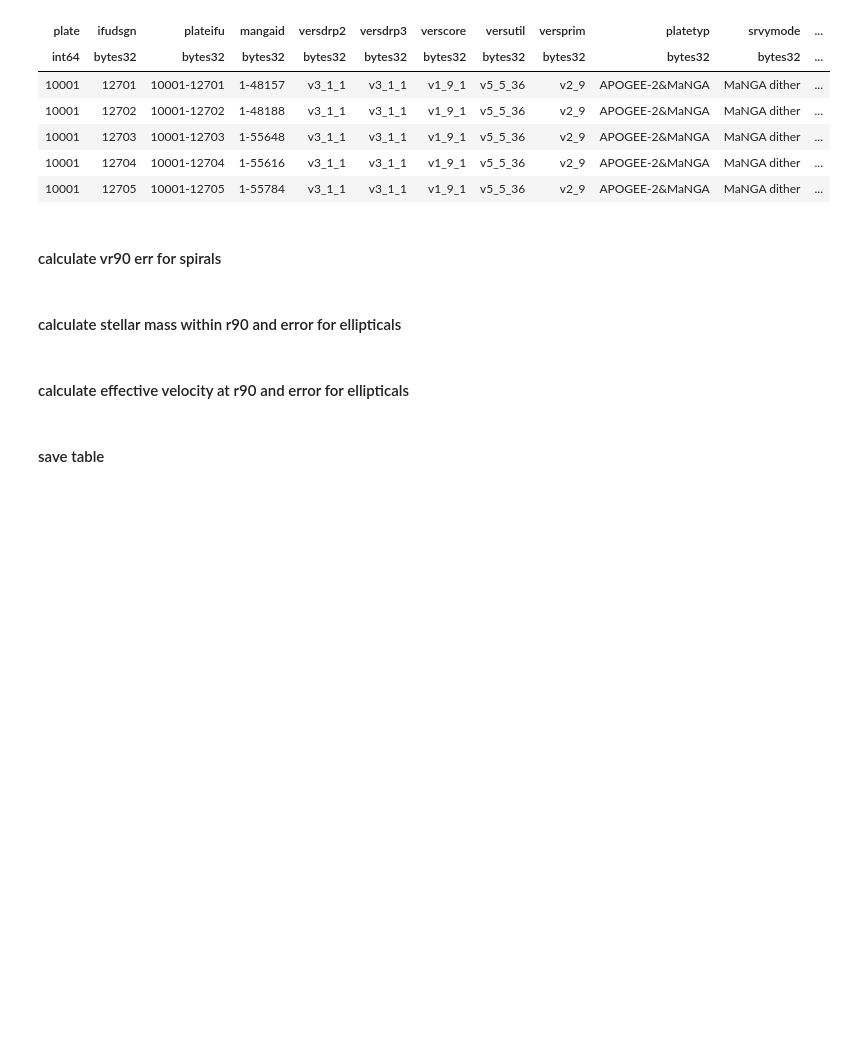
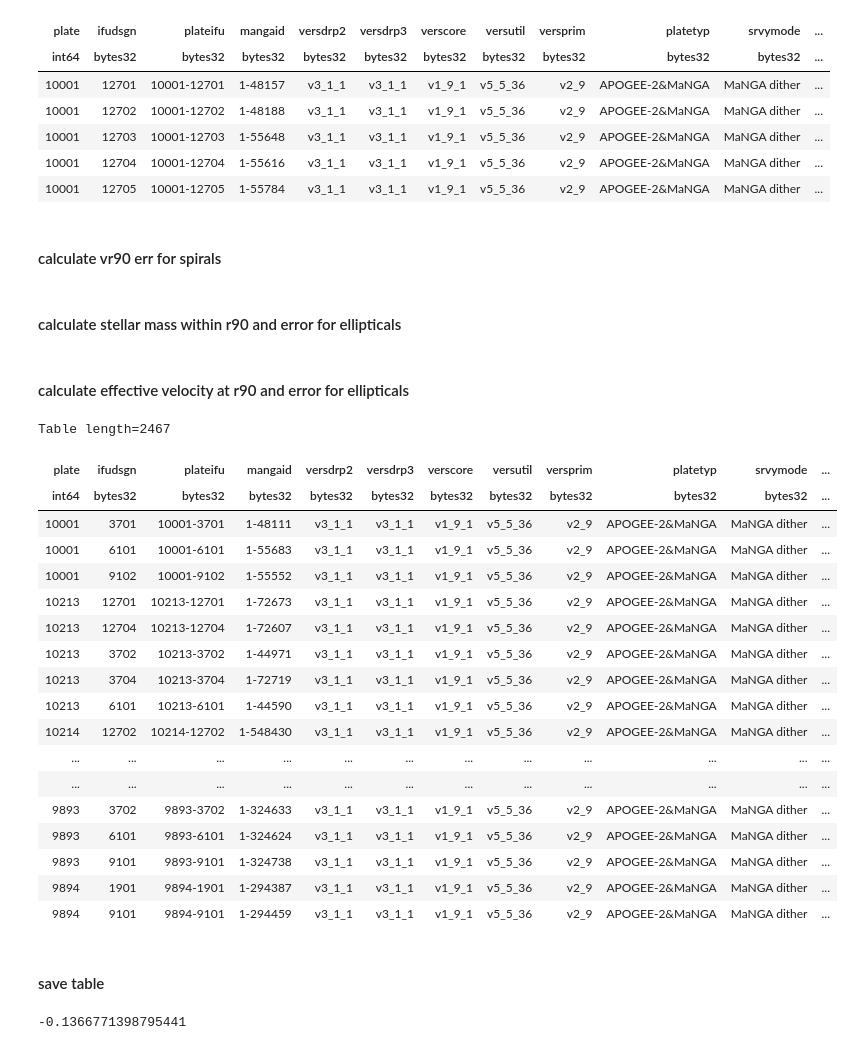
Before and after one commit to kadglass/RotationCurves, a Jupyter notebook: notebooks/ellipticals_master_table_units.ipynb, the cells around one changed output. Saved outputs shown, nothing was run; the diff lists cells and outputs as text; code cells hidden in the pictures; blank space fills up the shorter version.

```diff
--- a/notebooks/ellipticals_master_table_units.ipynb
+++ b/notebooks/ellipticals_master_table_units.ipynb
@@ -77,7 +115,7 @@ master_table['sphd_M_star_err_h'] = np.ones(len(master_table))*-999
 master_table['sphd_M_star_h'] = np.ones(len(master_table))*-999
 
 for i in range(len(master_table)):
-    if master_table['M90_disk'][i] > 0:
+    if master_table['spiral_mask'][i] == 1:
         master_table['M90_disk_h'][i] = master_table['M90_disk'][i] + np.log10(0.73)
         master_table['M90_disk_err_h'][i] = master_table['M90_disk_err'][i] + np.log10(0.73)
 
@@ -162,6 +205,28 @@ for i in range(len(master_table)):
         master_table['v_eff'][i], master_table['v_eff_err'][i] = calculate_effective_velocity(master_table['R90_kpc'][i],
                                                                                               master_table['Mvir'][i],
                                                                                               master_table['Mvir_err'][i])
+# %%
+master_table[master_table['Mvir'] > 0]
+# %% [output]
+Table length=2467
+| plate | ifudsgn | plateifu | mangaid | versdrp2 | versdrp3 | verscore | versutil | versprim | platetyp | srvymode | ... |
+| int64 | bytes32 | bytes32 | bytes32 | bytes32 | bytes32 | bytes32 | bytes32 | bytes32 | bytes32 | bytes32 | ... |
+| 10001 | 3701 | 10001-3701 | 1-48111 | v3_1_1 | v3_1_1 | v1_9_1 | v5_5_36 | v2_9 | APOGEE-2&MaNGA | MaNGA dither | ... |
+| 10001 | 6101 | 10001-6101 | 1-55683 | v3_1_1 | v3_1_1 | v1_9_1 | v5_5_36 | v2_9 | APOGEE-2&MaNGA | MaNGA dither | ... |
+| 10001 | 9102 | 10001-9102 | 1-55552 | v3_1_1 | v3_1_1 | v1_9_1 | v5_5_36 | v2_9 | APOGEE-2&MaNGA | MaNGA dither | ... |
+| 10213 | 12701 | 10213-12701 | 1-72673 | v3_1_1 | v3_1_1 | v1_9_1 | v5_5_36 | v2_9 | APOGEE-2&MaNGA | MaNGA dither | ... |
+| 10213 | 12704 | 10213-12704 | 1-72607 | v3_1_1 | v3_1_1 | v1_9_1 | v5_5_36 | v2_9 | APOGEE-2&MaNGA | MaNGA dither | ... |
+| 10213 | 3702 | 10213-3702 | 1-44971 | v3_1_1 | v3_1_1 | v1_9_1 | v5_5_36 | v2_9 | APOGEE-2&MaNGA | MaNGA dither | ... |
+| 10213 | 3704 | 10213-3704 | 1-72719 | v3_1_1 | v3_1_1 | v1_9_1 | v5_5_36 | v2_9 | APOGEE-2&MaNGA | MaNGA dither | ... |
+| 10213 | 6101 | 10213-6101 | 1-44590 | v3_1_1 | v3_1_1 | v1_9_1 | v5_5_36 | v2_9 | APOGEE-2&MaNGA | MaNGA dither | ... |
+| 10214 | 12702 | 10214-12702 | 1-548430 | v3_1_1 | v3_1_1 | v1_9_1 | v5_5_36 | v2_9 | APOGEE-2&MaNGA | MaNGA dither | ... |
+| ... | ... | ... | ... | ... | ... | ... | ... | ... | ... | ... | ... |
+| ... | ... | ... | ... | ... | ... | ... | ... | ... | ... | ... | ... |
+| 9893 | 3702 | 9893-3702 | 1-324633 | v3_1_1 | v3_1_1 | v1_9_1 | v5_5_36 | v2_9 | APOGEE-2&MaNGA | MaNGA dither | ... |
+| 9893 | 6101 | 9893-6101 | 1-324624 | v3_1_1 | v3_1_1 | v1_9_1 | v5_5_36 | v2_9 | APOGEE-2&MaNGA | MaNGA dither | ... |
+| 9893 | 9101 | 9893-9101 | 1-324738 | v3_1_1 | v3_1_1 | v1_9_1 | v5_5_36 | v2_9 | APOGEE-2&MaNGA | MaNGA dither | ... |
+| 9894 | 1901 | 9894-1901 | 1-294387 | v3_1_1 | v3_1_1 | v1_9_1 | v5_5_36 | v2_9 | APOGEE-2&MaNGA | MaNGA dither | ... |
+| 9894 | 9101 | 9894-9101 | 1-294459 | v3_1_1 | v3_1_1 | v1_9_1 | v5_5_36 | v2_9 | APOGEE-2&MaNGA | MaNGA dither | ... |
 # %% [markdown]
 #### save table
 # %%
@@ -169,0 +238,4 @@ master_table.write('/Users/nityaravi/Documents/Research/RotationCurves/data/mang
+# %%
+np.log10(0.73)
+# %% [output]
+-0.1366771398795441
```
Also changed, not shown: parts of 12 cells of this notebook.
